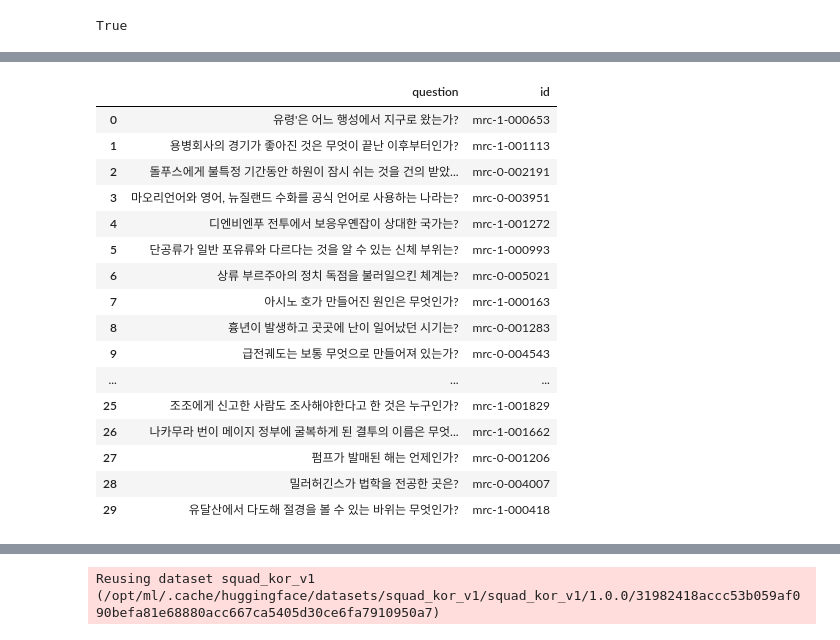
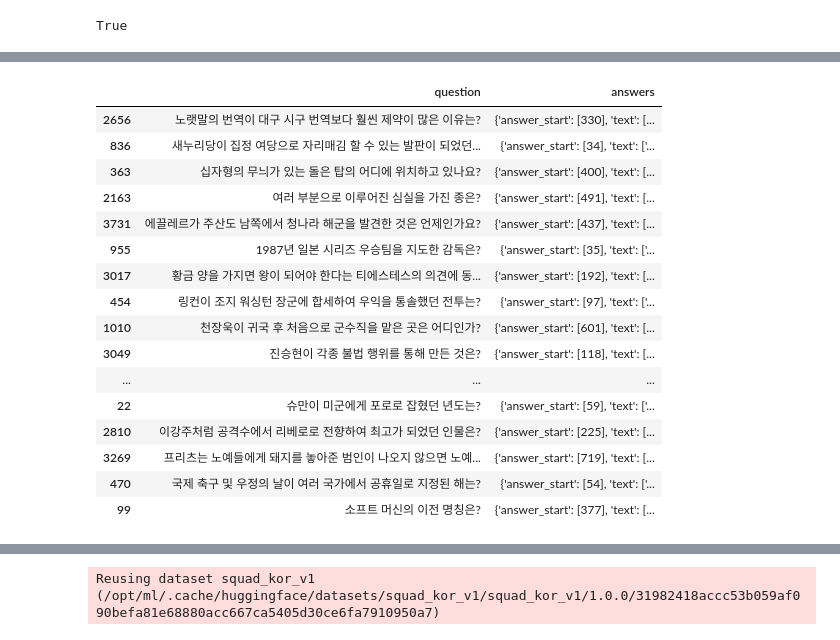
Before and after one commit to bcaitech1/p3-mrc-mr5, a Jupyter notebook: junseok/EDA.ipynb, the cells around one changed output, grey strips where cells are left out. Cells and saved outputs as stored; diff of their text form; code cells hidden in the pictures.

```diff
--- a/junseok/EDA.ipynb
+++ b/junseok/EDA.ipynb
@@ -64,20 +43,0 @@ train2.sample(5)
-# %%
-train3.head(30)ead(30)
-# %% [output]
-|  | question | id |
-| 0 | 유령'은 어느 행성에서 지구로 왔는가? | mrc-1-000653 |
-| 1 | 용병회사의 경기가 좋아진 것은 무엇이 끝난 이후부터인가? | mrc-1-001113 |
-| 2 | 돌푸스에게 불특정 기간동안 하원이 잠시 쉬는 것을 건의 받았... | mrc-0-002191 |
-| 3 | 마오리언어와 영어, 뉴질랜드 수화를 공식 언어로 사용하는 나라는? | mrc-0-003951 |
-| 4 | 디엔비엔푸 전투에서 보응우옌잡이 상대한 국가는? | mrc-1-001272 |
-| 5 | 단공류가 일반 포유류와 다르다는 것을 알 수 있는 신체 부위는? | mrc-1-000993 |
-| 6 | 상류 부르주아의 정치 독점을 불러일으킨 체계는? | mrc-0-005021 |
-| 7 | 아시노 호가 만들어진 원인은 무엇인가? | mrc-1-000163 |
-| 8 | 흉년이 발생하고 곳곳에 난이 일어났던 시기는? | mrc-0-001283 |
-| 9 | 급전궤도는 보통 무엇으로 만들어져 있는가? | mrc-0-004543 |
-| ... | ... | ... |
-| 25 | 조조에게 신고한 사람도 조사해야한다고 한 것은 누구인가? | mrc-1-001829 |
-| 26 | 나카무라 번이 메이지 정부에 굴복하게 된 결투의 이름은 무엇... | mrc-1-001662 |
-| 27 | 펌프가 발매된 해는 언제인가? | mrc-0-001206 |
-| 28 | 밀러허긴스가 법학을 전공한 곳은? | mrc-0-004007 |
-| 29 | 유달산에서 다도해 절경을 볼 수 있는 바위는 무엇인가? | mrc-1-000418 |
@@ -83,0 +51,21 @@ train3.head(30)ead(30)
+# %%
+# train2.sample(5)
+train.sample(30)[['question', 'answers']]
+# %% [output]
+|  | question | answers |
+| 2656 | 노랫말의 번역이 대구 시구 번역보다 훨씬 제약이 많은 이유는? | {'answer_start': [330], 'text': [... |
+| 836 | 새누리당이 집정 여당으로 자리매김 할 수 있는 발판이 되었던... | {'answer_start': [34], 'text': ['... |
+| 363 | 십자형의 무늬가 있는 돌은 탑의 어디에 위치하고 있나요? | {'answer_start': [400], 'text': [... |
+| 2163 | 여러 부분으로 이루어진 심실을 가진 종은? | {'answer_start': [491], 'text': [... |
+| 3731 | 에끌레르가 주산도 남쪽에서 청나라 해군을 발견한 것은 언제인가요? | {'answer_start': [437], 'text': [... |
+| 955 | 1987년 일본 시리즈 우승팀을 지도한 감독은? | {'answer_start': [35], 'text': ['... |
+| 3017 | 황금 양을 가지면 왕이 되어야 한다는 티에스테스의 의견에 동... | {'answer_start': [192], 'text': [... |
+| 454 | 링컨이 조지 워싱턴 장군에 합세하여 우익을 통솔했던 전투는? | {'answer_start': [97], 'text': ['... |
+| 1010 | 천장욱이 귀국 후 처음으로 군수직을 맡은 곳은 어디인가? | {'answer_start': [601], 'text': [... |
+| 3049 | 진승현이 각종 불법 행위를 통해 만든 것은? | {'answer_start': [118], 'text': [... |
+| ... | ... | ... |
+| 22 | 슈만이 미군에게 포로로 잡혔던 년도는? | {'answer_start': [59], 'text': ['... |
+| 2810 | 이강주처럼 공격수에서 리베로로 전향하여 최고가 되었던 인물은? | {'answer_start': [225], 'text': [... |
+| 3269 | 프리츠는 노예들에게 돼지를 놓아준 범인이 나오지 않으면 노예... | {'answer_start': [719], 'text': [... |
+| 470 | 국제 축구 및 우정의 날이 여러 국가에서 공휴일로 지정된 해는? | {'answer_start': [54], 'text': ['... |
+| 99 | 소프트 머신의 이전 명칭은? | {'answer_start': [377], 'text': [... |
```
Also changed, not shown: parts of 21 cells of this notebook, 26 other files.
